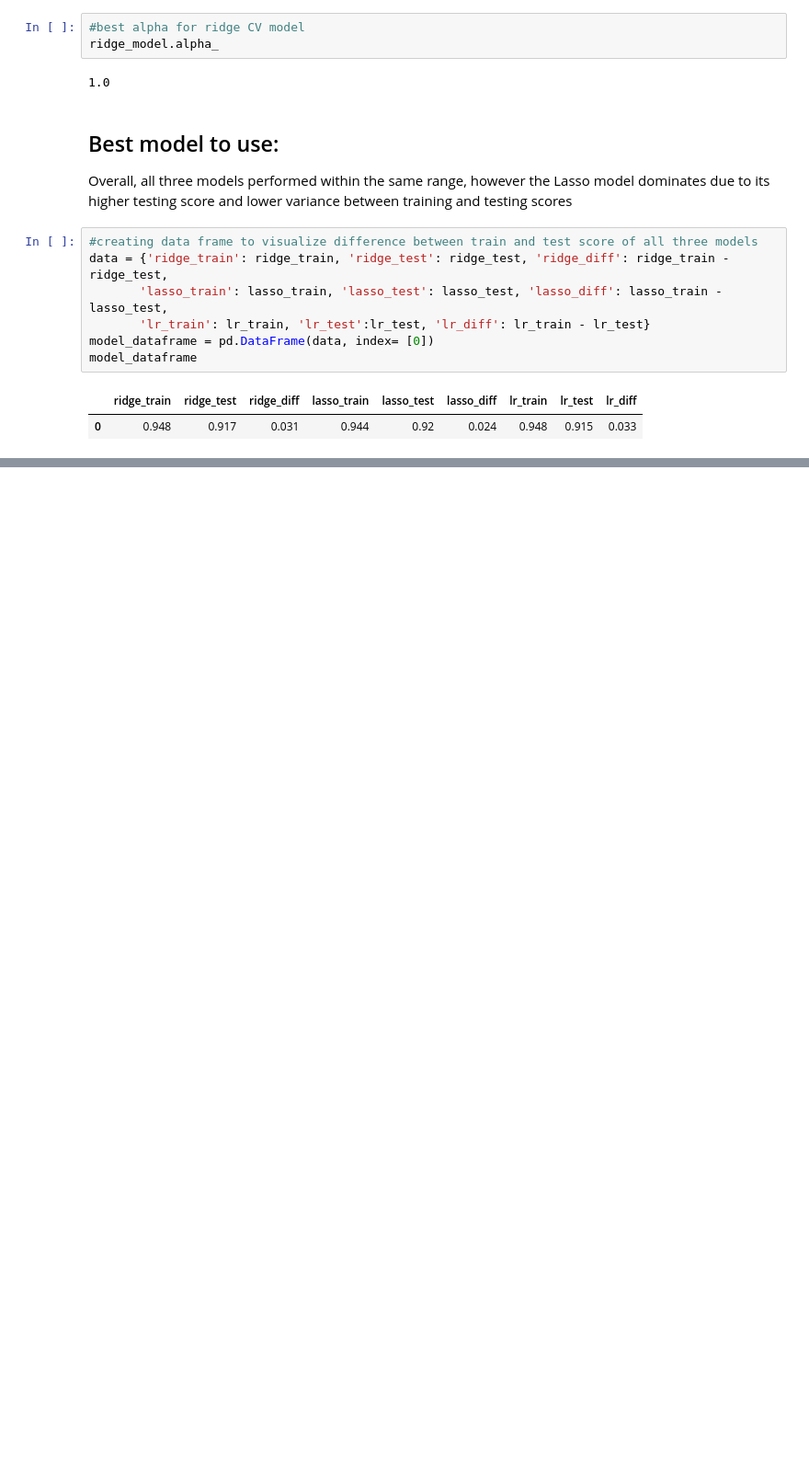
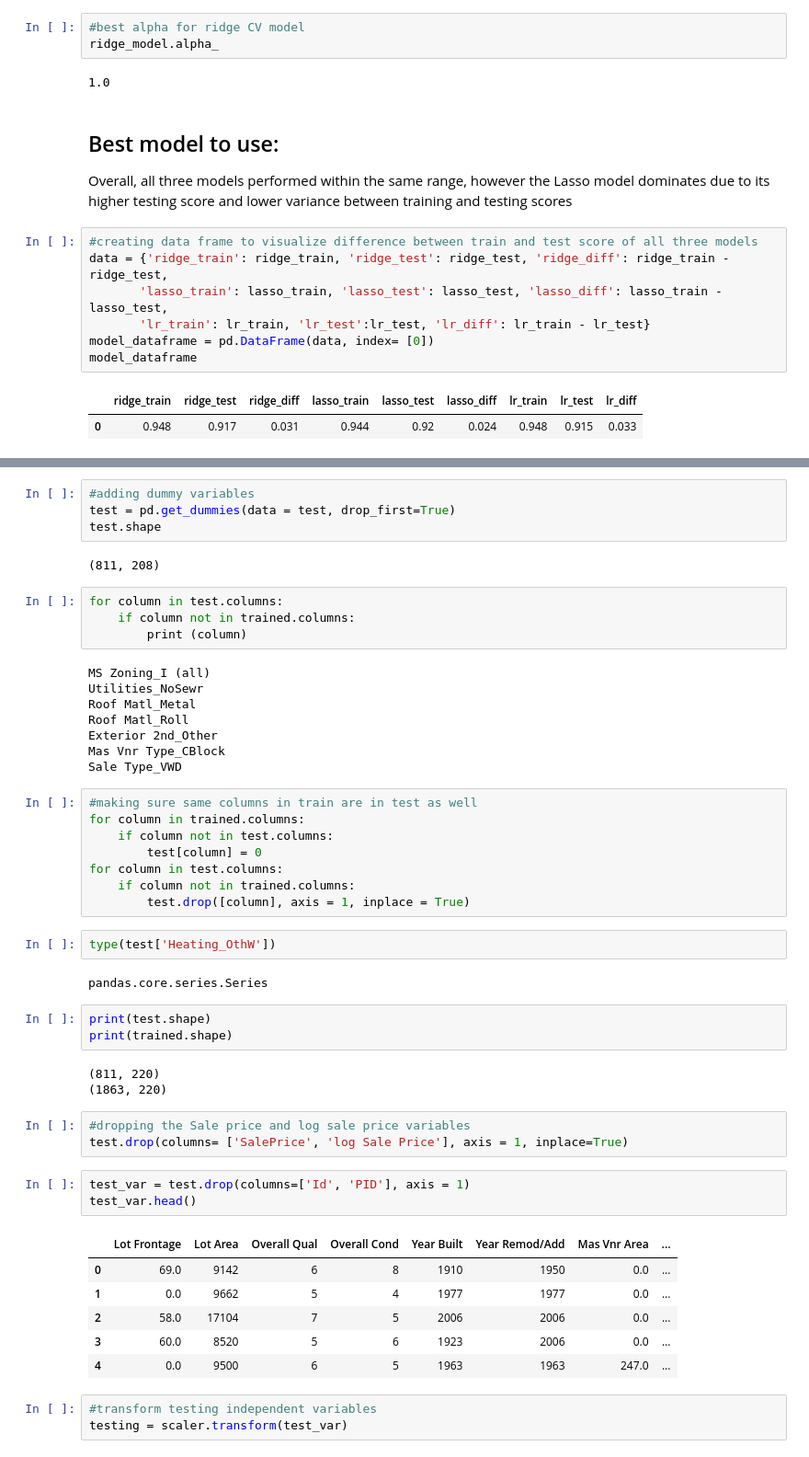
Before and after one commit to ianibogwu/Projects, a Jupyter notebook: GA-projects/01-Ames-housing/Cleaning_EDA.ipynb, the cells around one changed output, grey strips where cells are left out. Shown at 92% size. Cells and saved outputs as stored; diff of their text form; blank space fills up the shorter version.

```diff
--- a/GA-projects/01-Ames-housing/Cleaning_EDA.ipynb
+++ b/GA-projects/01-Ames-housing/Cleaning_EDA.ipynb
@@ -759,0 +756,52 @@ I rounded the score to 3 decimal places and the lasso regression had the lowesrt
+# %%
+#adding dummy variables
+test = pd.get_dummies(data = test, drop_first=True)
+test.shape
+# %% [output]
+(811, 208)
+# %%
+for column in test.columns:
+    if column not in trained.columns:
+        print (column)
+# %% [output]
+MS Zoning_I (all)
+Utilities_NoSewr
+Roof Matl_Metal
+Roof Matl_Roll
+Exterior 2nd_Other
+Mas Vnr Type_CBlock
+Sale Type_VWD
+# %%
+#making sure same columns in train are in test as well
+for column in trained.columns:
+    if column not in test.columns:
+        test[column] = 0
+for column in test.columns:
+    if column not in trained.columns:
+        test.drop([column], axis = 1, inplace = True)
+# %%
+type(test['Heating_OthW'])
+# %% [output]
+pandas.core.series.Series
+# %%
+print(test.shape)
+print(trained.shape)
+# %% [output]
+(811, 220)
+(1863, 220)
+# %%
+#dropping the Sale price and log sale price variables
+test.drop(columns= ['SalePrice', 'log Sale Price'], axis = 1, inplace=True)
+# %%
+test_var = test.drop(columns=['Id', 'PID'], axis = 1)
+test_var.head()
+# %% [output]
+|  | Lot Frontage | Lot Area | Overall Qual | Overall Cond | Year Built | Year Remod/Add | Mas Vnr Area | ... |
+| 0 | 69.0 | 9142 | 6 | 8 | 1910 | 1950 | 0.0 | ... |
+| 1 | 0.0 | 9662 | 5 | 4 | 1977 | 1977 | 0.0 | ... |
+| 2 | 58.0 | 17104 | 7 | 5 | 2006 | 2006 | 0.0 | ... |
+| 3 | 60.0 | 8520 | 5 | 6 | 1923 | 2006 | 0.0 | ... |
+| 4 | 0.0 | 9500 | 6 | 5 | 1963 | 1963 | 247.0 | ... |
+# %%
+#transform testing independent variables
+testing = scaler.transform(test_var)
```
Also changed, not shown: parts of 19 cells of this notebook, 1 other file.
